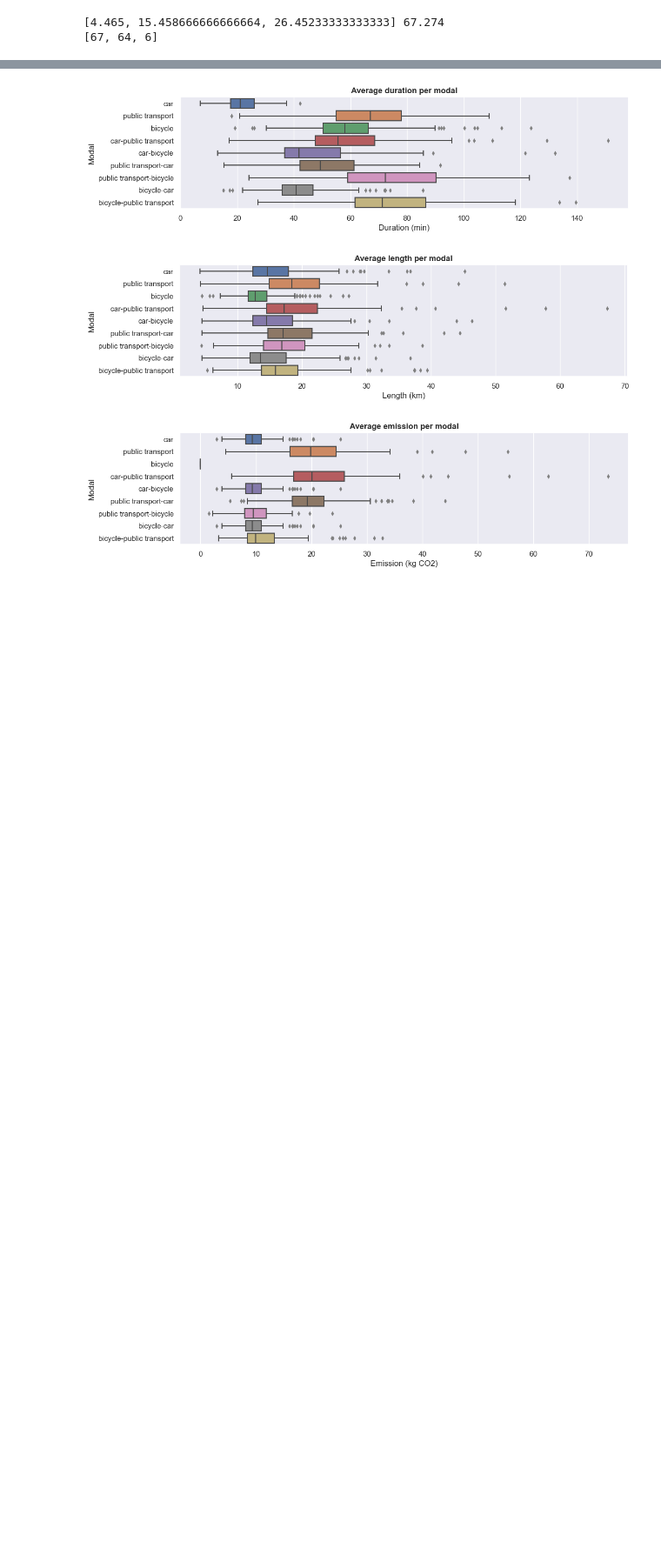
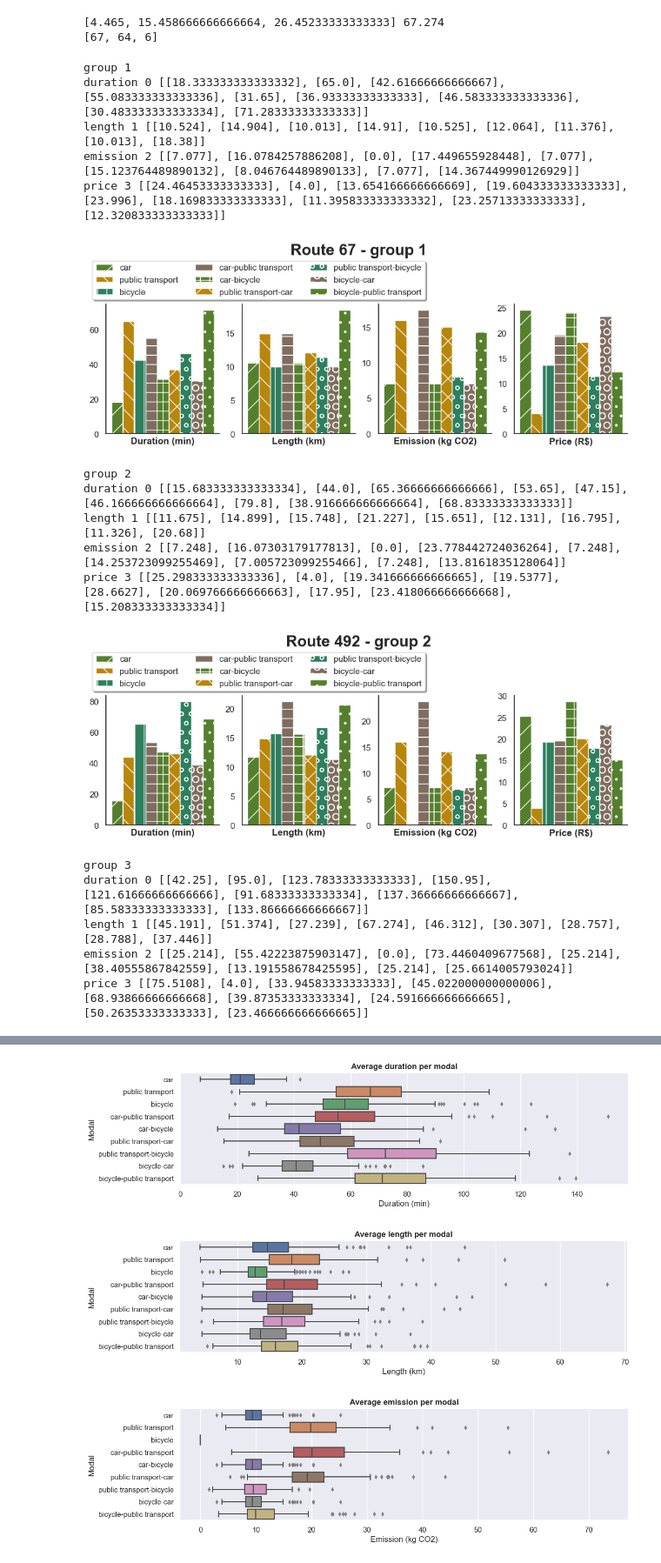
Before and after one commit to CamiloHMS/london_routing, a Jupyter notebook: responses_plot.ipynb, the cells around one changed output, grey strips where cells are left out. Shown at 87% size. Cells and saved outputs as stored; diff of their text form; code cells hidden in the pictures; blank space fills up the shorter version.

```diff
--- a/responses_plot.ipynb
+++ b/responses_plot.ipynb
@@ -136,3 +169,34 @@ print([i.shape[0] for i in windows])
 # %% [output]
 [4.465, 15.458666666666664, 26.45233333333333] 67.274
 [67, 64, 6]
+# %%
+rd.seed(10)
+
+translator = {"length": "Length (km)","duration": "Duration (min)","price": "Price (R$)", "emission": "Emission (kg CO2)"}
+
+for j in range(len(distance_wind)):
+    print("group",j+1)
+    sampl = rd.sample(sorted(windows[j].index),1)
+
+    group = dataf_new.loc[dataf_new['setID'].isin(sampl)] # group data by sample
+    route = f"Route {int(sampl[0])}"
+    title = f"{route} - group {j+1}"
+    plotBarSubPlot(group,ylabels,translator,labels,title,fname=title)
+# %% [output]
+group 1
+duration 0 [[18.333333333333332], [65.0], [42.61666666666667], [55.083333333333336], [31.65], [36.93333333333333], [46.583333333333336], [30.483333333333334], [71.28333333333333]]
+length 1 [[10.524], [14.904], [10.013], [14.91], [10.525], [12.064], [11.376], [10.013], [18.38]]
+emission 2 [[7.077], [16.0784257886208], [0.0], [17.449655928448], [7.077], [15.123764489890132], [8.046764489890133], [7.077], [14.367449990126929]]
+price 3 [[24.46453333333333], [4.0], [13.654166666666669], [19.604333333333333], [23.996], [18.169833333333333], [11.395833333333332], [23.25713333333333], [12.320833333333333]]
+[figure, added]
+group 2
+duration 0 [[15.683333333333334], [44.0], [65.36666666666666], [53.65], [47.15], [46.166666666666664], [79.8], [38.916666666666664], [68.83333333333333]]
+length 1 [[11.675], [14.899], [15.748], [21.227], [15.651], [12.131], [16.795], [11.326], [20.68]]
+emission 2 [[7.248], [16.07303179177813], [0.0], [23.778442724036264], [7.248], [14.253723099255469], [7.005723099255466], [7.248], [13.8161835128064]]
+price 3 [[25.298333333333336], [4.0], [19.341666666666665], [19.5377], [28.6627], [20.069766666666663], [17.95], [23.418066666666668], [15.208333333333334]]
+[figure, added]
+group 3
+duration 0 [[42.25], [95.0], [123.78333333333333], [150.95], [121.61666666666666], [91.68333333333334], [137.36666666666667], [85.58333333333333], [133.86666666666667]]
+length 1 [[45.191], [51.374], [27.239], [67.274], [46.312], [30.307], [28.757], [28.788], [37.446]]
+emission 2 [[25.214], [55.42223875903147], [0.0], [73.4460409677568], [25.214], [38.40555867842559], [13.191558678425595], [25.214], [25.6614005793024]]
+price 3 [[75.5108], [4.0], [33.94583333333333], [45.022000000000006], [68.93866666666668], [39.87353333333334], [24.591666666666665], [50.26353333333333], [23.466666666666665]]
```
Also changed, not shown: parts of 9 cells of this notebook, 29 other files.
